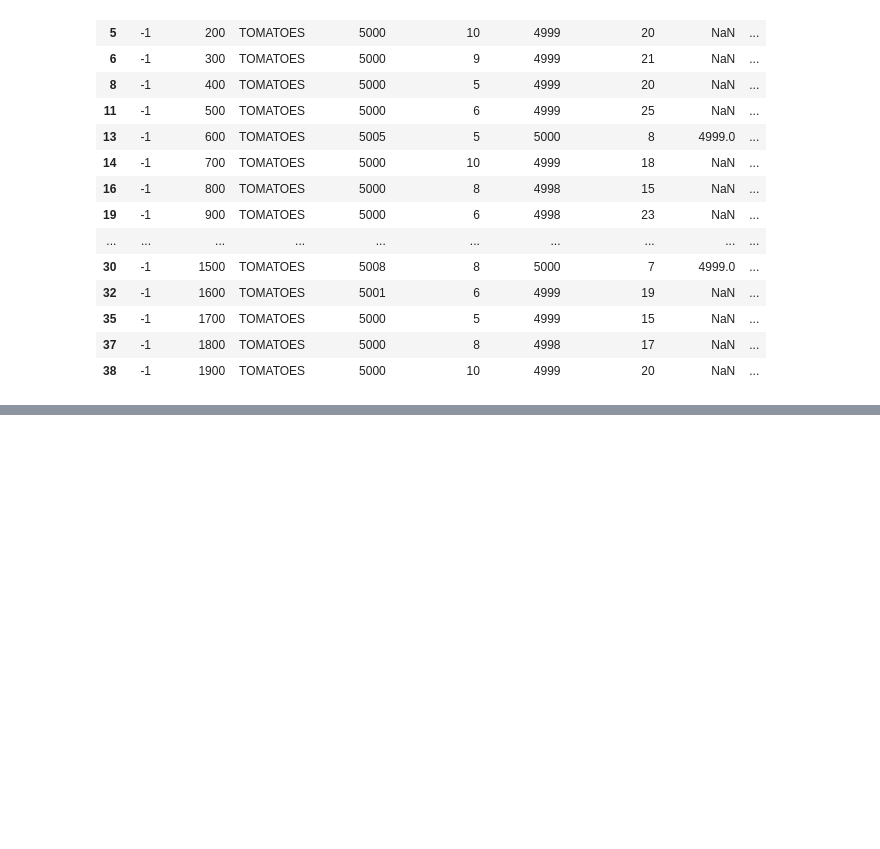
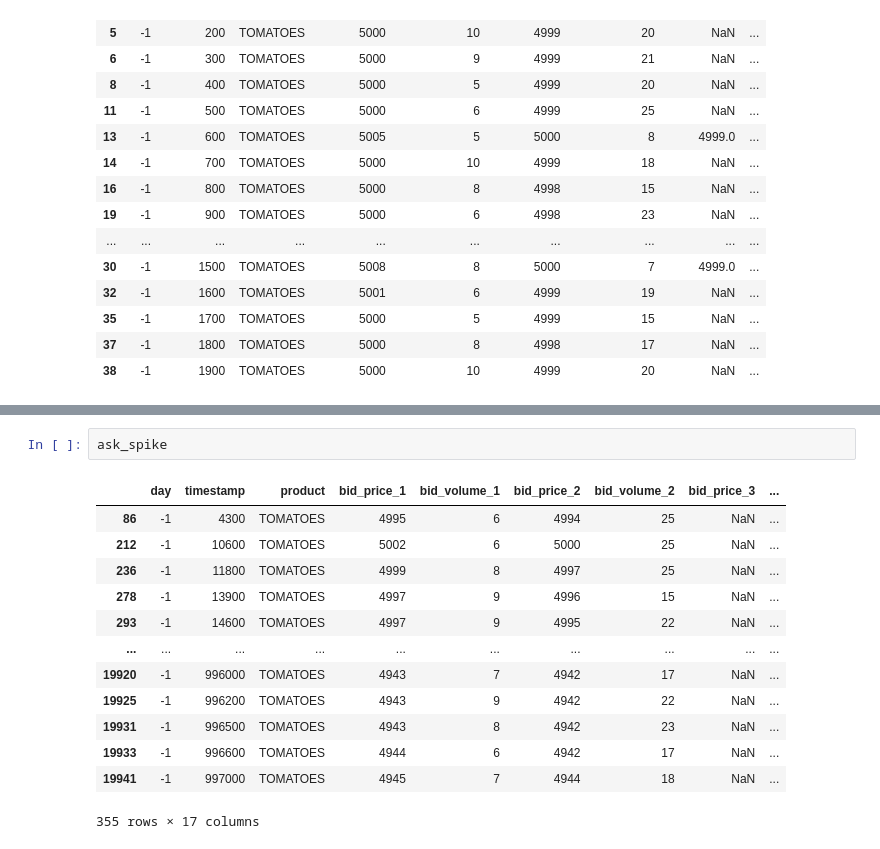
Before and after one commit to SuperPsych/IMCProsperity, a Jupyter notebook: script2.ipynb, the cells around one changed output, grey strips where cells are left out. Drawn from its saved outputs; the diff is of its cells as text; blank space fills up the shorter version.

```diff
--- a/script2.ipynb
+++ b/script2.ipynb
@@ -100,0 +127,16 @@ df.shape
+# %%
+ask_spike
+# %% [output]
+|  | day | timestamp | product | bid_price_1 | bid_volume_1 | bid_price_2 | bid_volume_2 | bid_price_3 | ... |
+| 86 | -1 | 4300 | TOMATOES | 4995 | 6 | 4994 | 25 | NaN | ... |
+| 212 | -1 | 10600 | TOMATOES | 5002 | 6 | 5000 | 25 | NaN | ... |
+| 236 | -1 | 11800 | TOMATOES | 4999 | 8 | 4997 | 25 | NaN | ... |
+| 278 | -1 | 13900 | TOMATOES | 4997 | 9 | 4996 | 15 | NaN | ... |
+| 293 | -1 | 14600 | TOMATOES | 4997 | 9 | 4995 | 22 | NaN | ... |
+| ... | ... | ... | ... | ... | ... | ... | ... | ... | ... |
+| 19920 | -1 | 996000 | TOMATOES | 4943 | 7 | 4942 | 17 | NaN | ... |
+| 19925 | -1 | 996200 | TOMATOES | 4943 | 9 | 4942 | 22 | NaN | ... |
+| 19931 | -1 | 996500 | TOMATOES | 4943 | 8 | 4942 | 23 | NaN | ... |
+| 19933 | -1 | 996600 | TOMATOES | 4944 | 6 | 4942 | 17 | NaN | ... |
+| 19941 | -1 | 997000 | TOMATOES | 4945 | 7 | 4944 | 18 | NaN | ... |
+355 rows × 17 columns
```
Also changed, not shown: parts of 5 cells of this notebook, 1 other file.
